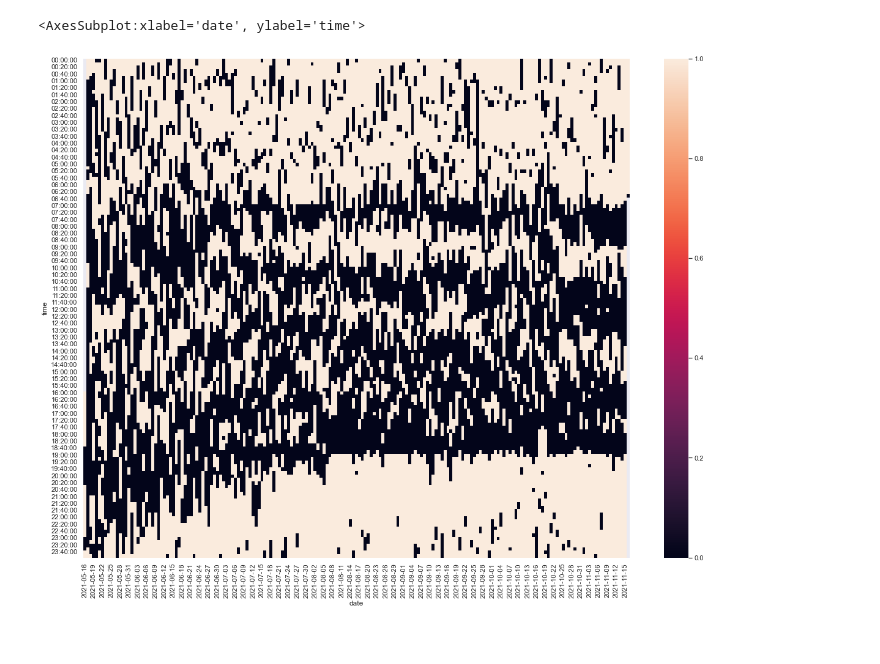
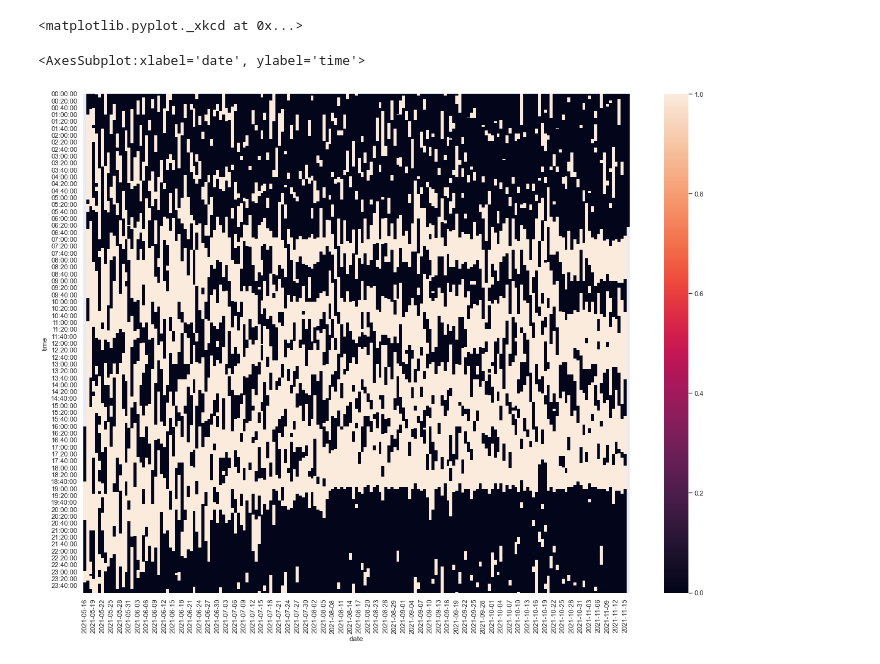
Before and after one commit to jhawk101/jesse_6_months, a Jupyter notebook: schedule_heatmap.ipynb, the cells around one changed output. Saved outputs shown, nothing was run; the diff lists cells and outputs as text; code cells hidden in the pictures.

```diff
--- a/schedule_heatmap.ipynb
+++ b/schedule_heatmap.ipynb
@@ -51,11 +9,21 @@ sched_plot["sleep"] = (sched_plot["status"] == "asleep").astype(float)
+# %%
+nights=get_sleep_by_night()
+
+sleep_by_minute = get_sleep_by_minute()
+# %%
+sns.set_style('white')
+sns.set_context("talk")
+plt.xkcd()
+# %% [output]
+<matplotlib.pyplot._xkcd at 0x...>
 # %%
 sns.set(rc={'figure.figsize':(20,15)})
 
-sns.heatmap(sched_plot.pivot(
+sns.heatmap(sleep_by_minute.pivot(
     index="time",
     columns="date",
-    values="sleep"
+    values="awake"
 ))
 # %% [output]
 <AxesSubplot:xlabel='date', ylabel='time'>
-[figure, old version]
+[figure, new version]
```
Also changed, not shown: parts of 6 cells of this notebook, 3 other files.
